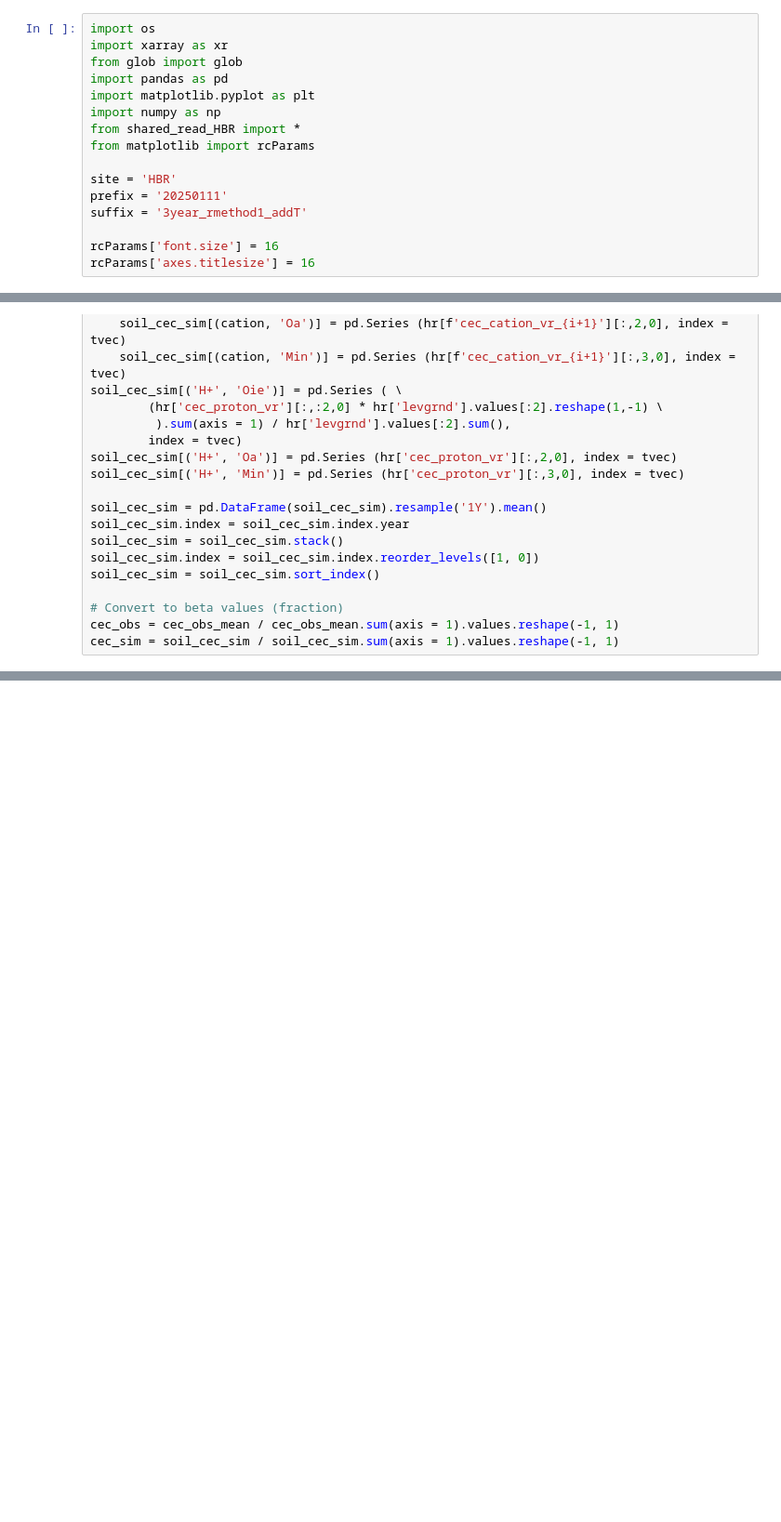
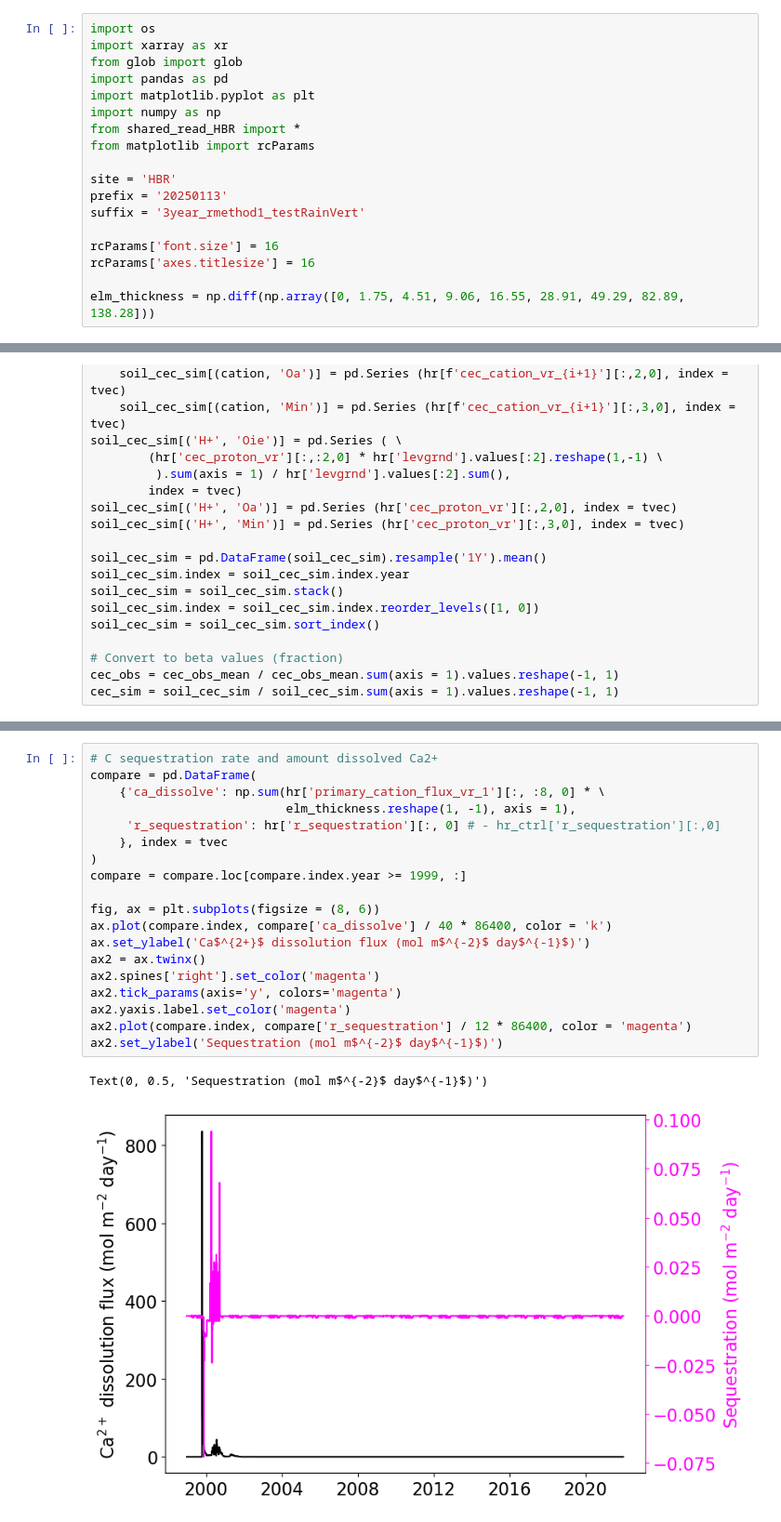
Before and after one commit to ypwong22/erw_scripts, a Jupyter notebook: plot_simulation_obs_HBR.ipynb, the cells around one changed output, grey strips where cells are left out. Shown at 93% size. Drawn from its saved outputs; the diff is of its cells as text; blank space fills up the shorter version.

```diff
--- a/plot_simulation_obs_HBR.ipynb
+++ b/plot_simulation_obs_HBR.ipynb
@@ -11,11 +11,13 @@ from shared_read_HBR import *
 from matplotlib import rcParams
 
 site = 'HBR'
-prefix = '20250111'
-suffix = '3year_rmethod1_addT'
+prefix = '20250113'
+suffix = '3year_rmethod1_testRainVert'
 
 rcParams['font.size'] = 16
 rcParams['axes.titlesize'] = 16
+
+elm_thickness = np.diff(np.array([0, 1.75, 4.51, 9.06, 16.55, 28.91, 49.29, 82.89, 138.28]))
 # %%
 flist = [os.path.join(os.environ['E3SM_ROOT'], 'output',
                         f'{prefix}_HBR_ICB20TRCNPRDCTCBC_{suffix}erw', 'run',
@@ -586,0 +607,22 @@ hr.close()
+# %%
+# C sequestration rate and amount dissolved Ca2+
+compare = pd.DataFrame(
+    {'ca_dissolve': np.sum(hr['primary_cation_flux_vr_1'][:, :8, 0] * \
+                           elm_thickness.reshape(1, -1), axis = 1),
+     'r_sequestration': hr['r_sequestration'][:, 0] # - hr_ctrl['r_sequestration'][:,0]
+    }, index = tvec
+)
+compare = compare.loc[compare.index.year >= 1999, :]
+
+fig, ax = plt.subplots(figsize = (8, 6))
+ax.plot(compare.index, compare['ca_dissolve'] / 40 * 86400, color = 'k')
+ax.set_ylabel('Ca$^{2+}$ dissolution flux (mol m$^{-2}$ day$^{-1}$)')
+ax2 = ax.twinx()
+ax2.spines['right'].set_color('magenta')
+ax2.tick_params(axis='y', colors='magenta')
+ax2.yaxis.label.set_color('magenta')
+ax2.plot(compare.index, compare['r_sequestration'] / 12 * 86400, color = 'magenta')
+ax2.set_ylabel('Sequestration (mol m$^{-2}$ day$^{-1}$)')
+# %% [output]
+Text(0, 0.5, 'Sequestration (mol m$^{-2}$ day$^{-1}$)')
+[figure, added]
```
Also changed, not shown: parts of 15 cells of this notebook, 14 other files.
